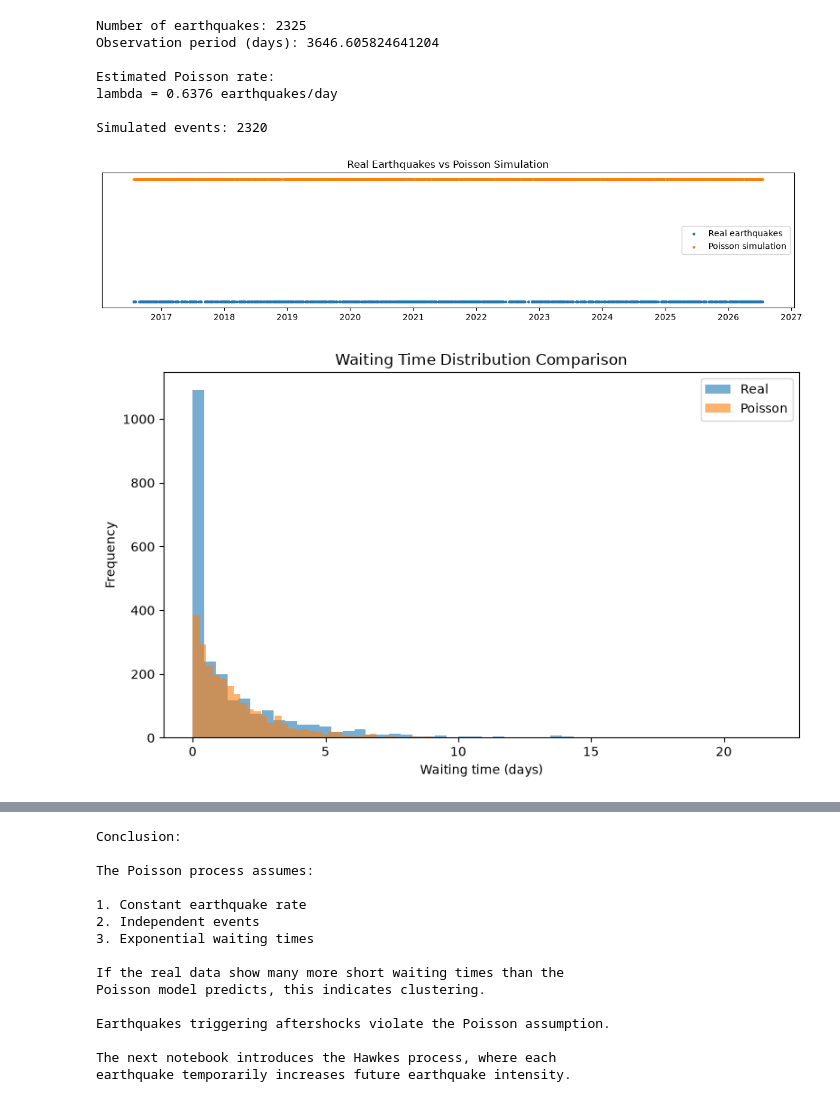
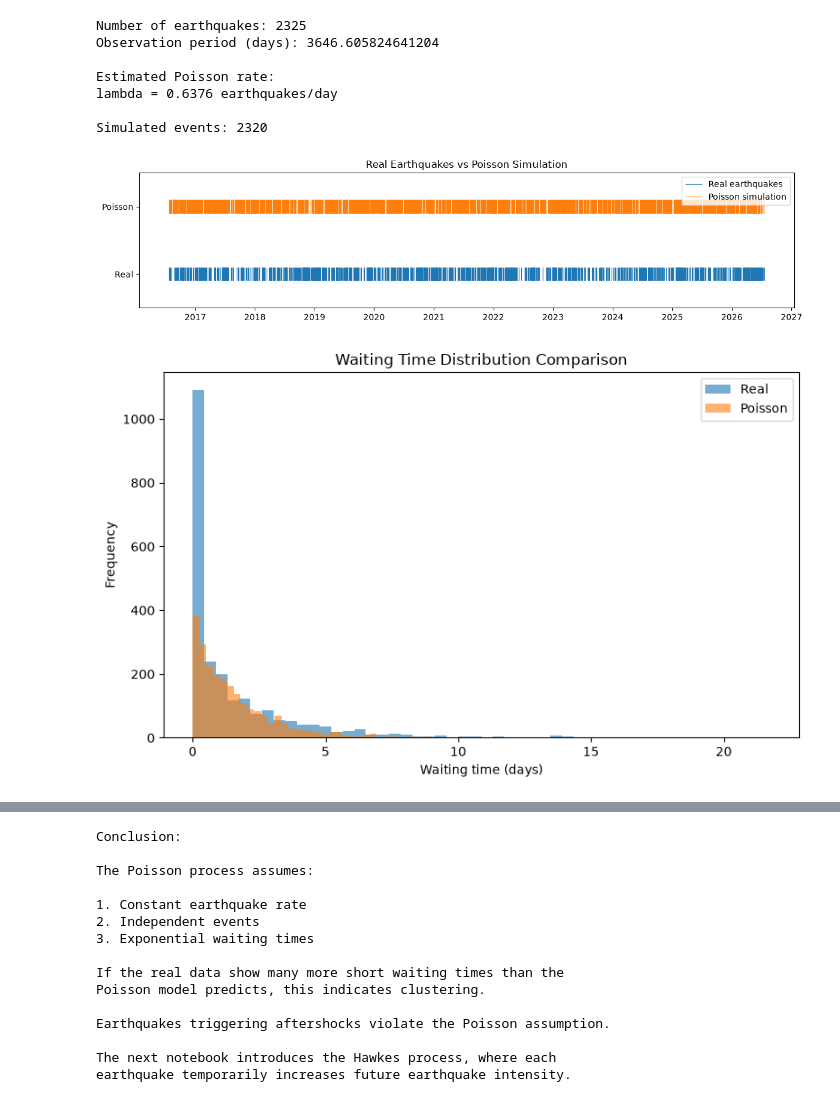
Before and after one commit to fgias/earthquakes_hawkes, a Jupyter notebook: notebooks/02_poisson.ipynb, the cells around one changed output, grey strips where cells are left out. Cells and saved outputs as stored; diff of their text form; code cells hidden in the pictures.

Commit message:
Fix plots

```diff
--- a/notebooks/02_poisson.ipynb
+++ b/notebooks/02_poisson.ipynb
@@ -136,24 +136,28 @@ sim_dates = (
 
 plt.figure(figsize=(12, 3))
 
-plt.scatter(
+plt.vlines(
     df["time"],
-    np.ones(len(df)),
-    s=5,
+    0.9,
+    1.1,
+    linewidth=0.8,
     label="Real earthquakes"
 )
 
-plt.scatter(
+plt.vlines(
     sim_dates,
-    np.ones(len(sim_dates)) * 1.1,
-    s=5,
+    1.9,
+    2.1,
+    linewidth=0.8,
+    color="C1",
     label="Poisson simulation"
 )
 
-plt.yticks([])
+plt.yticks([1, 2], ["Real", "Poisson"])
+plt.ylim(0.5, 2.5)
 
 plt.title("Real Earthquakes vs Poisson Simulation")
-plt.legend()
+plt.legend(loc="upper right")
 
 plt.tight_layout()
 plt.savefig("../figures/02_real_vs_poisson_timeline.png", dpi=150, bbox_inches="tight")
@@ -260,34 +264,34 @@ plt.show()
 
 # --------------------------------------------------------------
 # Conclusion
 # --------------------------------------------------------------
 
 print("""
 Conclusion:
 
 The Poisson process assumes:
 
 1. Constant earthquake rate
 2. Independent events
 3. Exponential waiting times
 
 If the real data show many more short waiting times than the
 Poisson model predicts, this indicates clustering.
 
 Earthquakes triggering aftershocks violate the Poisson assumption.
 
 The next notebook introduces the Hawkes process, where each
 earthquake temporarily increases future earthquake intensity.
 """)
 # %% [output]
 Number of earthquakes: 2325
 Observation period (days): 3646.605824641204
 
 Estimated Poisson rate:
 lambda = 0.6376 earthquakes/day
 
 Simulated events: 2320
-[figure, old version]
+[figure, new version]
 [figure]
 [figure]
 Conclusion:
```
Also changed, not shown: 1 other file.
